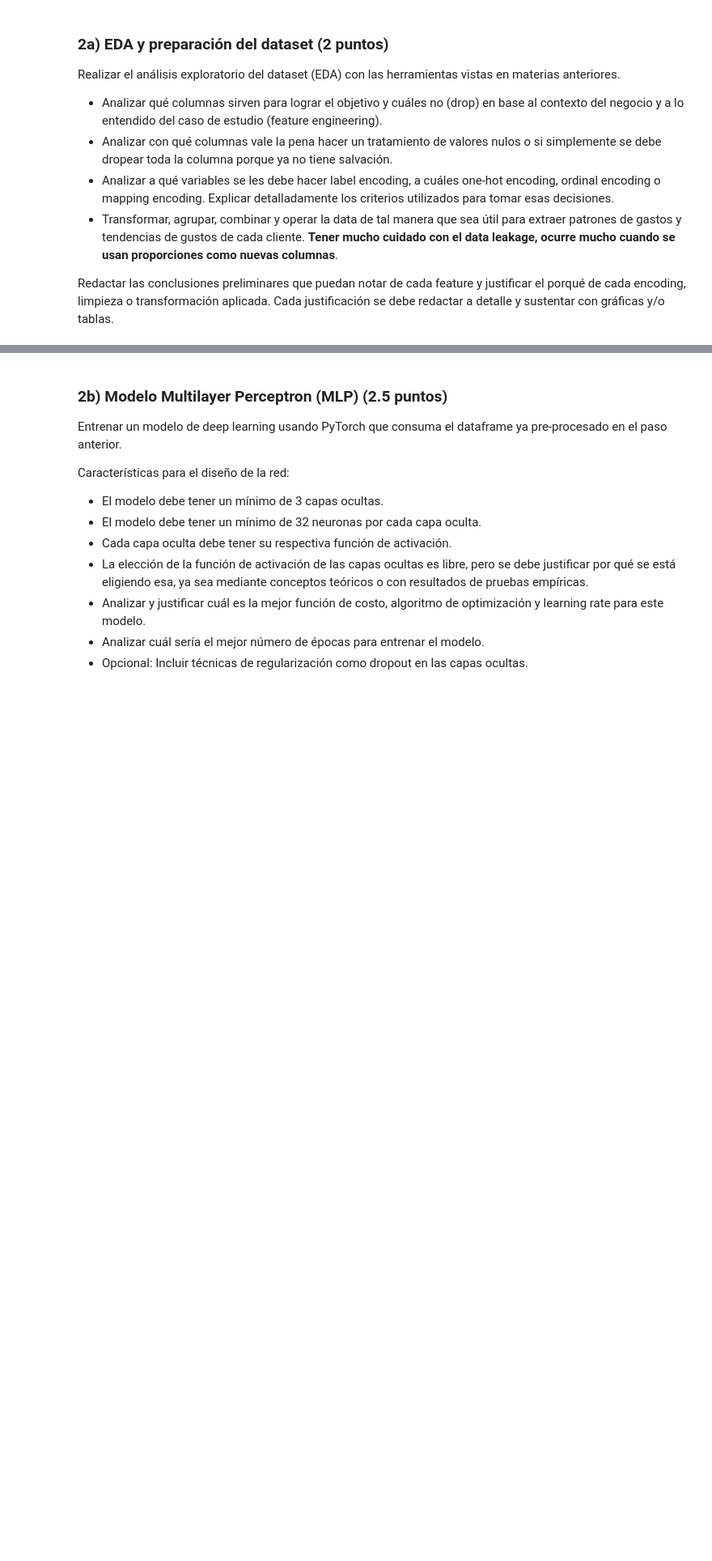
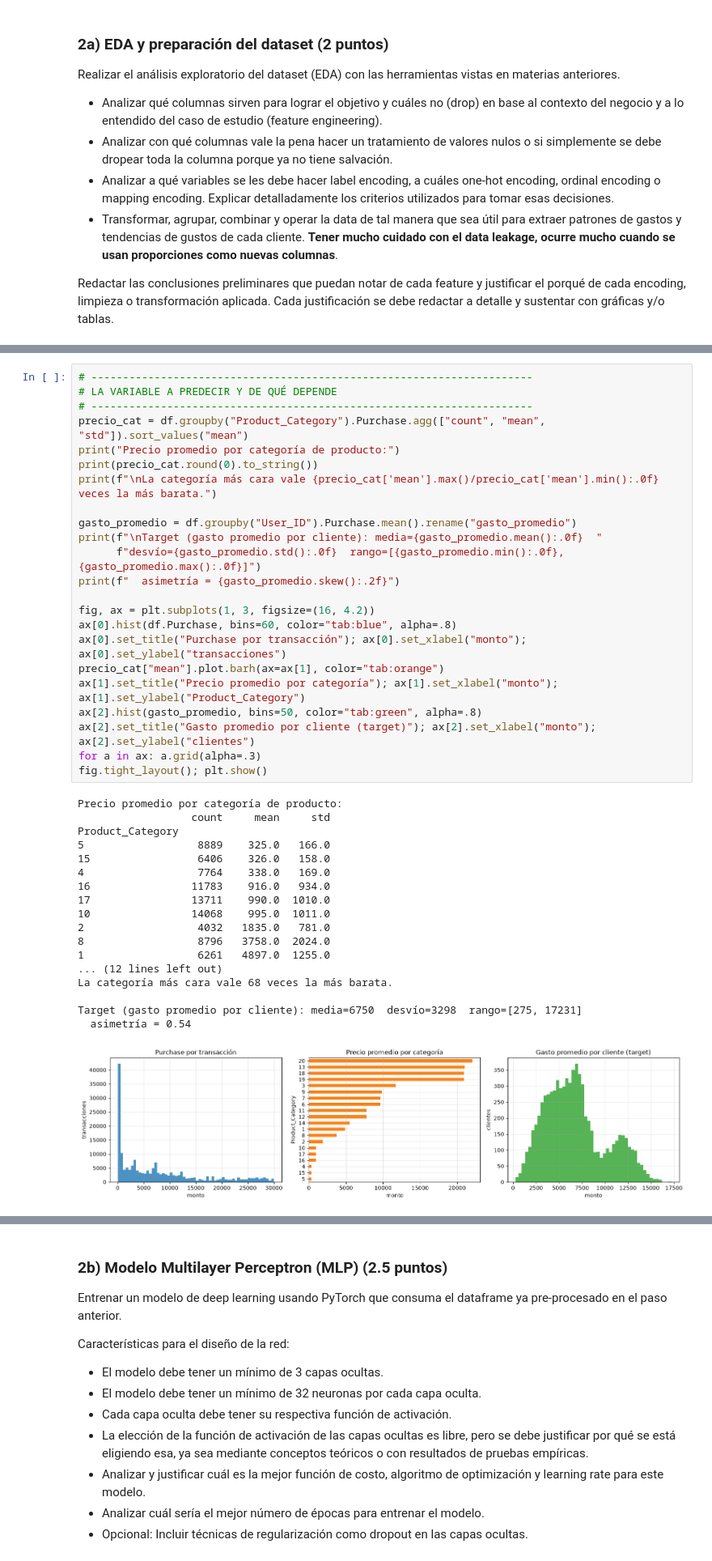
Before and after one commit to rodrigoenzohernandez/CEIA_aprendizaje_profundo_tps, a Jupyter notebook: hernandez-rodrigo-TP1-Co26.ipynb, the cells around one changed output, grey strips where cells are left out. Shown at 81% size. Drawn from its saved outputs; the diff is of its cells as text; blank space fills up the shorter version.

```diff
--- a/hernandez-rodrigo-TP1-Co26.ipynb
+++ b/hernandez-rodrigo-TP1-Co26.ipynb
@@ -1000,0 +1084,42 @@ Redactar las conclusiones preliminares que puedan notar de cada feature y justif
+# %%
+# ----------------------------------------------------------------------
+# LA VARIABLE A PREDECIR Y DE QUÉ DEPENDE
+# ----------------------------------------------------------------------
+precio_cat = df.groupby("Product_Category").Purchase.agg(["count", "mean", "std"]).sort_values("mean")
+print("Precio promedio por categoría de producto:")
+print(precio_cat.round(0).to_string())
+print(f"\nLa categoría más cara vale {precio_cat['mean'].max()/precio_cat['mean'].min():.0f} veces la más barata.")
+
+gasto_promedio = df.groupby("User_ID").Purchase.mean().rename("gasto_promedio")
+print(f"\nTarget (gasto promedio por cliente): media={gasto_promedio.mean():.0f}  "
+      f"desvío={gasto_promedio.std():.0f}  rango=[{gasto_promedio.min():.0f}, {gasto_promedio.max():.0f}]")
+print(f"  asimetría = {gasto_promedio.skew():.2f}")
+
+fig, ax = plt.subplots(1, 3, figsize=(16, 4.2))
+ax[0].hist(df.Purchase, bins=60, color="tab:blue", alpha=.8)
+ax[0].set_title("Purchase por transacción"); ax[0].set_xlabel("monto"); ax[0].set_ylabel("transacciones")
+precio_cat["mean"].plot.barh(ax=ax[1], color="tab:orange")
+ax[1].set_title("Precio promedio por categoría"); ax[1].set_xlabel("monto"); ax[1].set_ylabel("Product_Category")
+ax[2].hist(gasto_promedio, bins=50, color="tab:green", alpha=.8)
+ax[2].set_title("Gasto promedio por cliente (target)"); ax[2].set_xlabel("monto"); ax[2].set_ylabel("clientes")
+for a in ax: a.grid(alpha=.3)
+fig.tight_layout(); plt.show()
+# %% [output]
+Precio promedio por categoría de producto:
+                  count     mean     std
+Product_Category
+5                  8889    325.0   166.0
+15                 6406    326.0   158.0
+4                  7764    338.0   169.0
+16                11783    916.0   934.0
+17                13711    990.0  1010.0
+10                14068    995.0  1011.0
+2                  4032   1835.0   781.0
+8                  8796   3758.0  2024.0
+1                  6261   4897.0  1255.0
+... (12 lines left out)
+La categoría más cara vale 68 veces la más barata.
+
+Target (gasto promedio por cliente): media=6750  desvío=3298  rango=[275, 17231]
+  asimetría = 0.54
+[figure, added]
```
Also changed, not shown: parts of 27 cells of this notebook.
